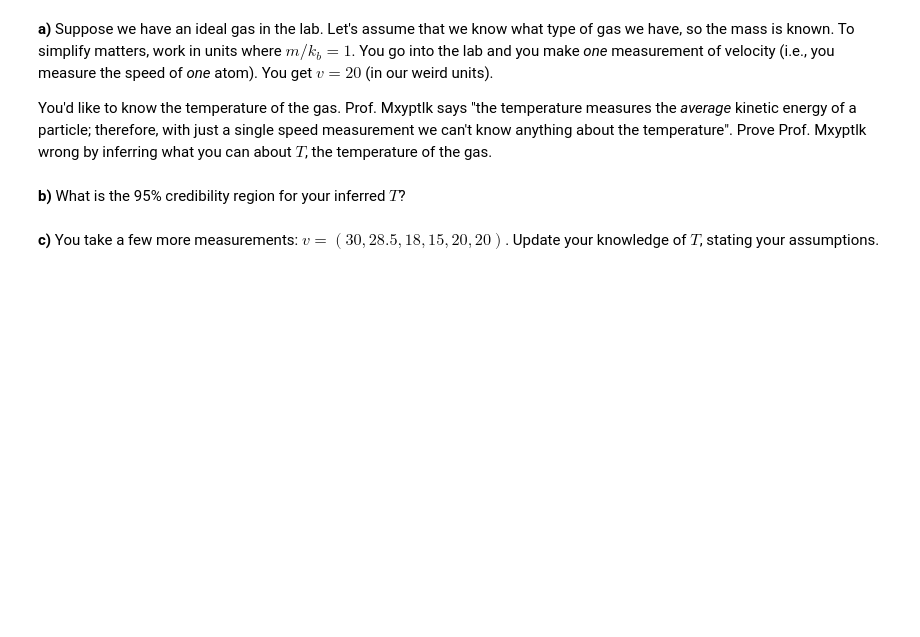
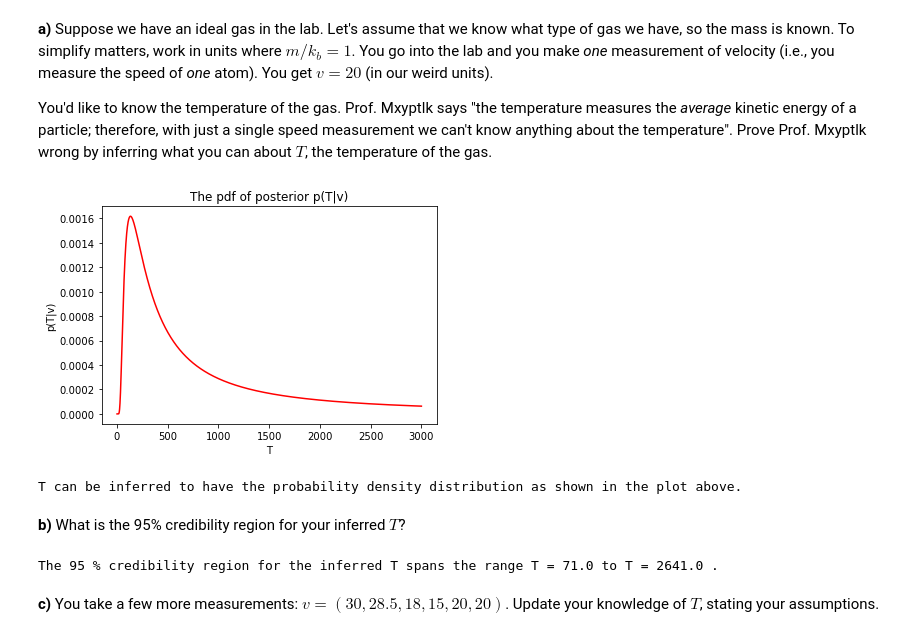
Before and after one commit to Foo2000/PHYS321_CodingLabs, a Jupyter notebook: Midterm2021/Midterm2021.ipynb, the cells around one changed output. Saved outputs shown, nothing was run; the diff lists cells and outputs as text; code cells hidden in the pictures; blank space fills up the shorter version.

Commit message:
Q3 left

```diff
--- a/Midterm2021/Midterm2021.ipynb
+++ b/Midterm2021/Midterm2021.ipynb
@@ -119,2 +146,34 @@ You'd like to know the temperature of the gas. Prof. Mxyptlk says "the temperatu
+# %%
+## Your answer here
+
+# the code was copied and modified from Coding Lab 05
+import numpy as np
+import matplotlib.pyplot as plt
+
+# defined the likelihood for Maxwell-Boltzmann distribution
+def likelihood(v, T):
+    return 4 * np.pi * (1/(2 * np.pi * T))**(3/2) * v**2 * np.exp(-v**2 / (2 * T))
+
+T = np.linspace(1,3000,3000)
+
+# L is the likelihood of the data
+L = likelihood(20, T)
+# assuming a uniform prior distribution for T
+uniform_pdf = 1/(max(T)-min(T))
+# normalize and calculate the current posterior
+normalization_factor_posterior = np.sum((L * uniform_pdf) * 1)
+y = L * uniform_pdf / normalization_factor_posterior
+
+plt.plot(T,y,'r')
+plt.xlabel("T")
+plt.ylabel("p(T|v)")
+plt.title("The pdf of posterior p(T|v)")
+
+plt.show()
+
+print("T can be inferred to have the probability density distribution as shown in the plot above.")
+# %% [output]
+[figure, added]
+T can be inferred to have the probability density distribution as shown in the plot above.
 # %% [markdown]
 __b)__ What is the 95\% credibility region for your inferred $T$?
@@ -123,2 +180,28 @@ __b)__ What is the 95\% credibility region for your inferred $T$?
+# %%
+## Your answer here
+
+# the code was copied and modified from Coding Lab 05
+# calculate the cdf from array y
+i=1
+cdf_y = np.copy(y)
+for e in range(len(cdf_y)-1):
+    cdf_y[i]=cdf_y[i]+cdf_y[i-1]
+    i+=1
+cdf_y = cdf_y / max(cdf_y)
+
+# calculate the credibility region
+def what_is_x_when_y_is(input, x, y):
+    return x[y.searchsorted(input, 'left')]
+def credible_region(input,x,y):
+    n=input/100
+    n1=0.5-n/2
+    n2=0.5+n/2
+    x1= what_is_x_when_y_is(n1, x, y)
+    x2= what_is_x_when_y_is(n2, x, y)
+    print("The",input,"% credibility region for the inferred T spans the range T =",x1,"to T =",x2,".")
+
+credible_region(95,T,cdf_y)
+# %% [output]
+The 95 % credibility region for the inferred T spans the range T = 71.0 to T = 2641.0 .
 # %% [markdown]
 __c)__ You take a few more measurements: $v=(30, 28.5, 18, 15, 20, 20)$. Update your knowledge of $T$, stating your assumptions.
```
Also changed, not shown: parts of 14 cells of this notebook.
